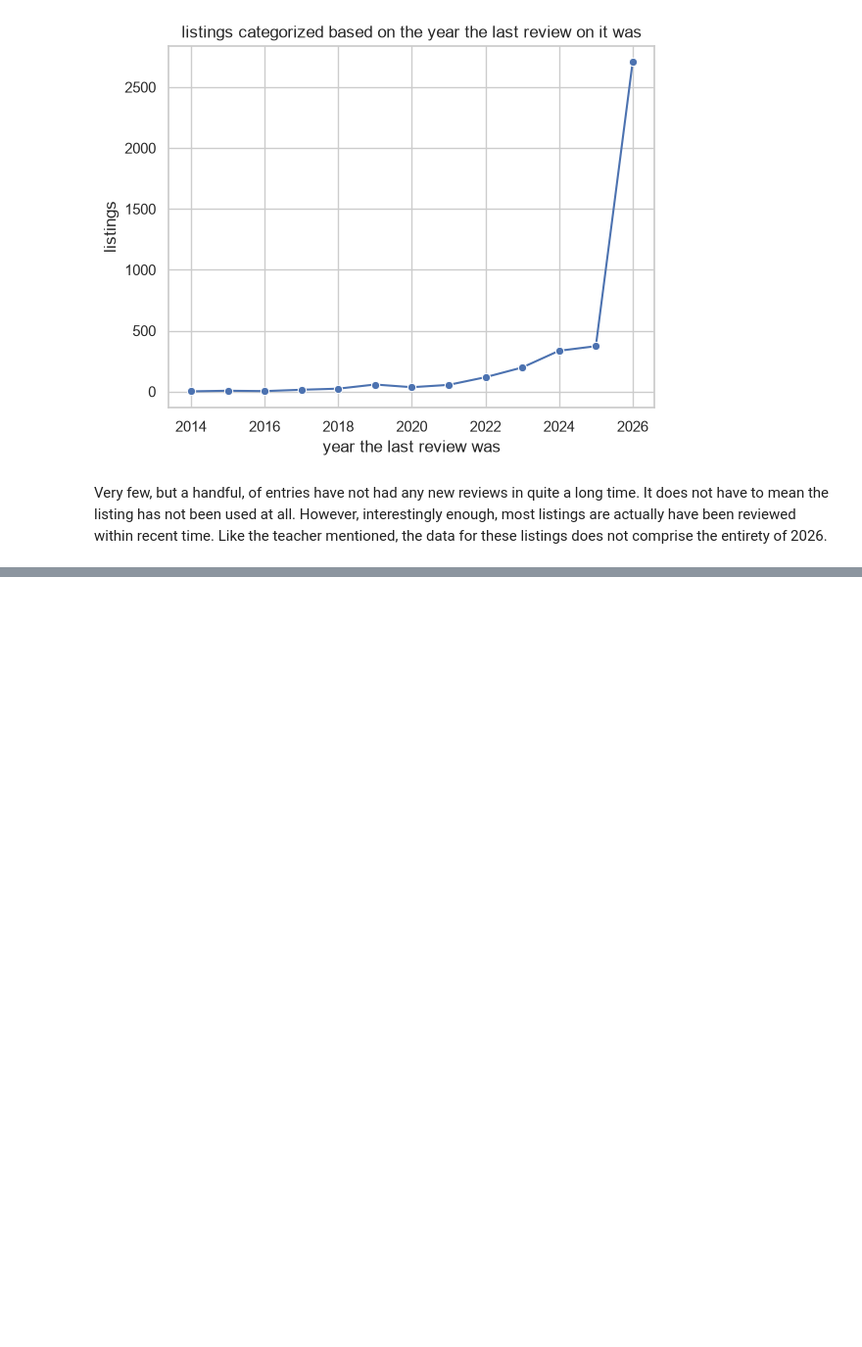
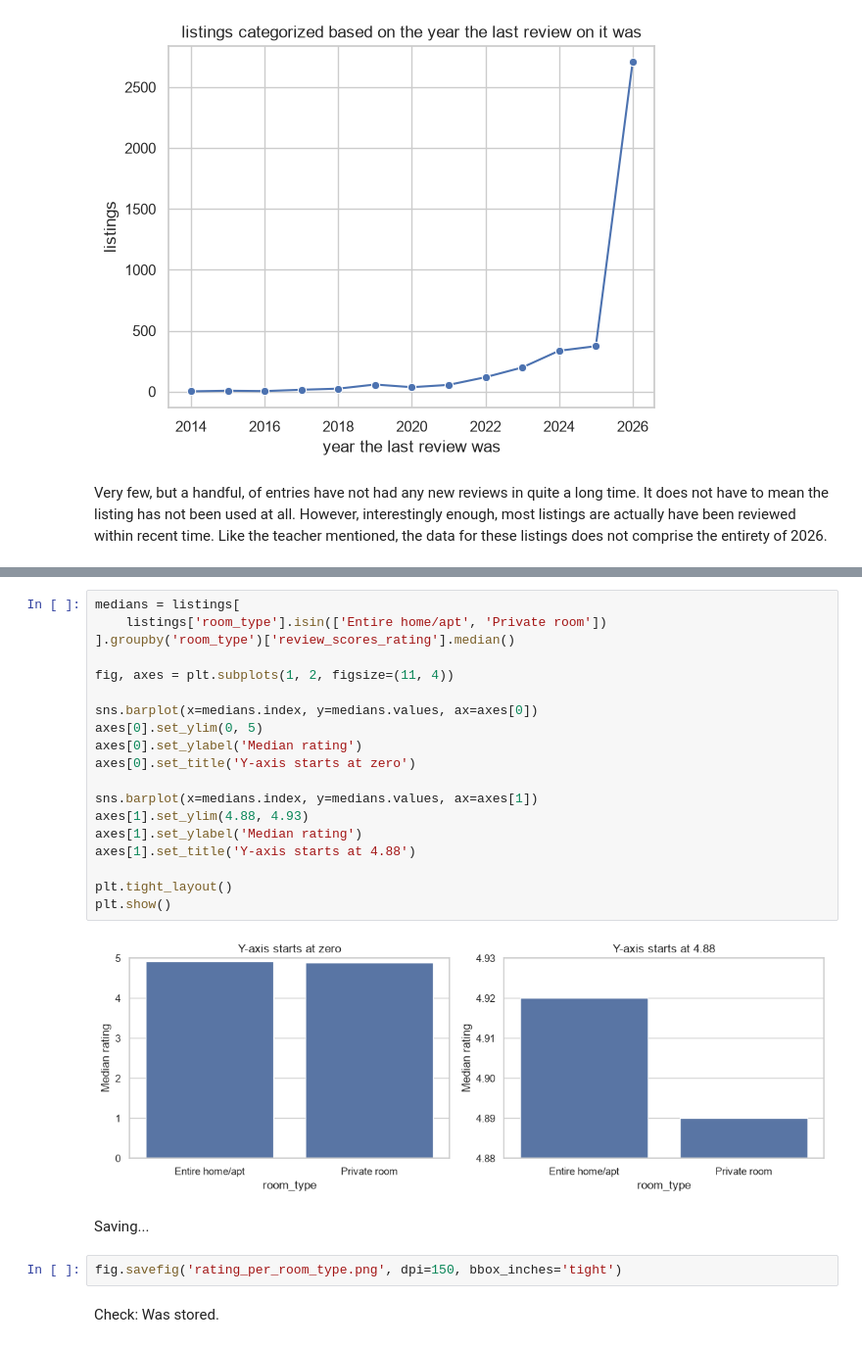
Before and after one commit to hotelFabie/LabComposition, a Jupyter notebook: Analysis & Visualization/Lab 7/lab7.ipynb, the cells around one changed output, grey strips where cells are left out. Shown at 98% size. Saved outputs shown, nothing was run; the diff lists cells and outputs as text; blank space fills up the shorter version.

```diff
--- a/Analysis & Visualization/Lab 7/lab7.ipynb
+++ b/Analysis & Visualization/Lab 7/lab7.ipynb
@@ -321,0 +347,27 @@ Like the teacher mentioned, the data for these listings does not comprise the en
+# %%
+medians = listings[
+    listings['room_type'].isin(['Entire home/apt', 'Private room'])
+].groupby('room_type')['review_scores_rating'].median()
+
+fig, axes = plt.subplots(1, 2, figsize=(11, 4))
+
+sns.barplot(x=medians.index, y=medians.values, ax=axes[0])
+axes[0].set_ylim(0, 5)
+axes[0].set_ylabel('Median rating')
+axes[0].set_title('Y-axis starts at zero')
+
+sns.barplot(x=medians.index, y=medians.values, ax=axes[1])
+axes[1].set_ylim(4.88, 4.93)
+axes[1].set_ylabel('Median rating')
+axes[1].set_title('Y-axis starts at 4.88')
+
+plt.tight_layout()
+plt.show()
+# %% [output]
+[figure, added]
+# %% [markdown]
+Saving...
+# %%
+fig.savefig('rating_per_room_type.png', dpi=150, bbox_inches='tight')
+# %% [markdown]
+Check: Was stored.
```
Also changed, not shown: parts of 2 cells of this notebook, 1 other file.
